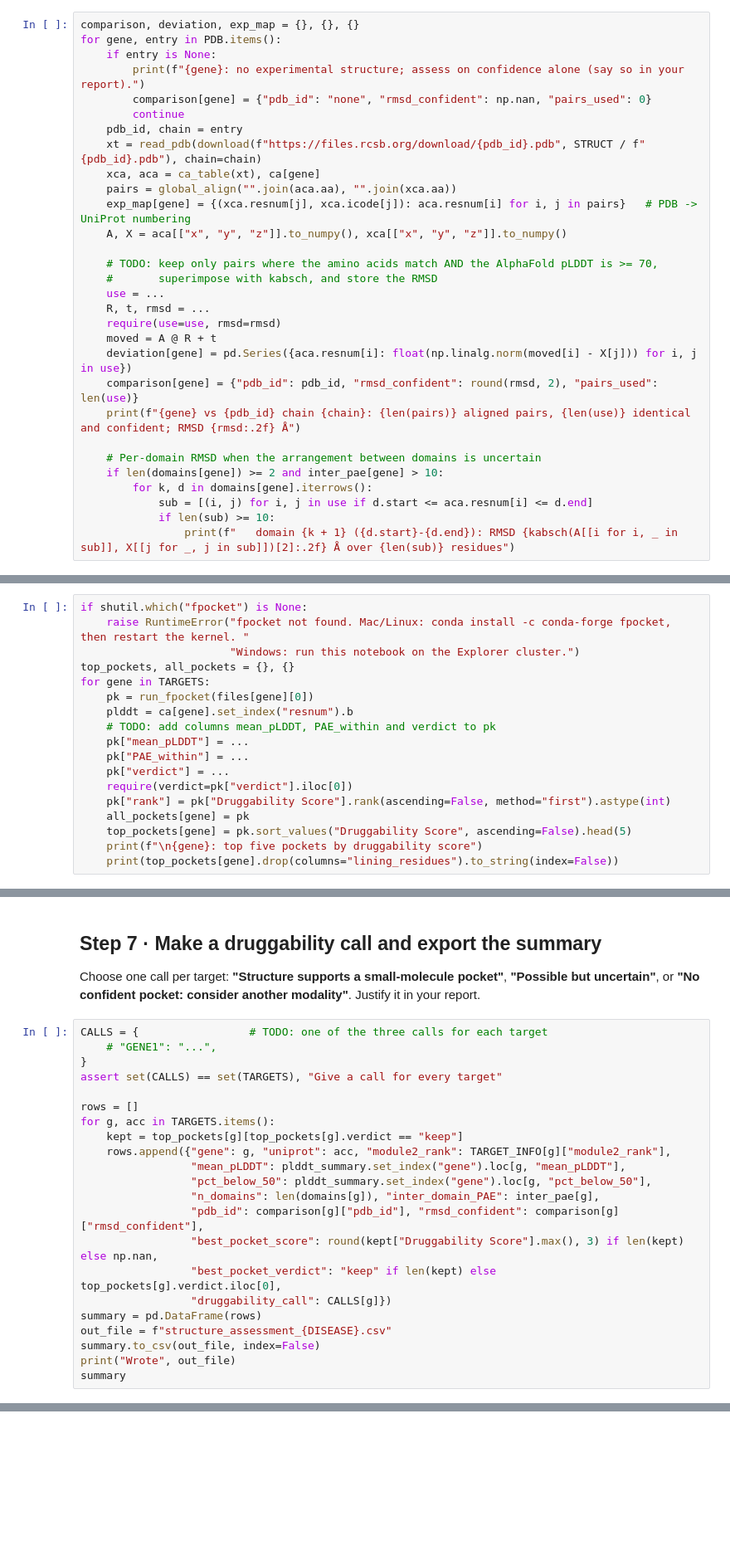
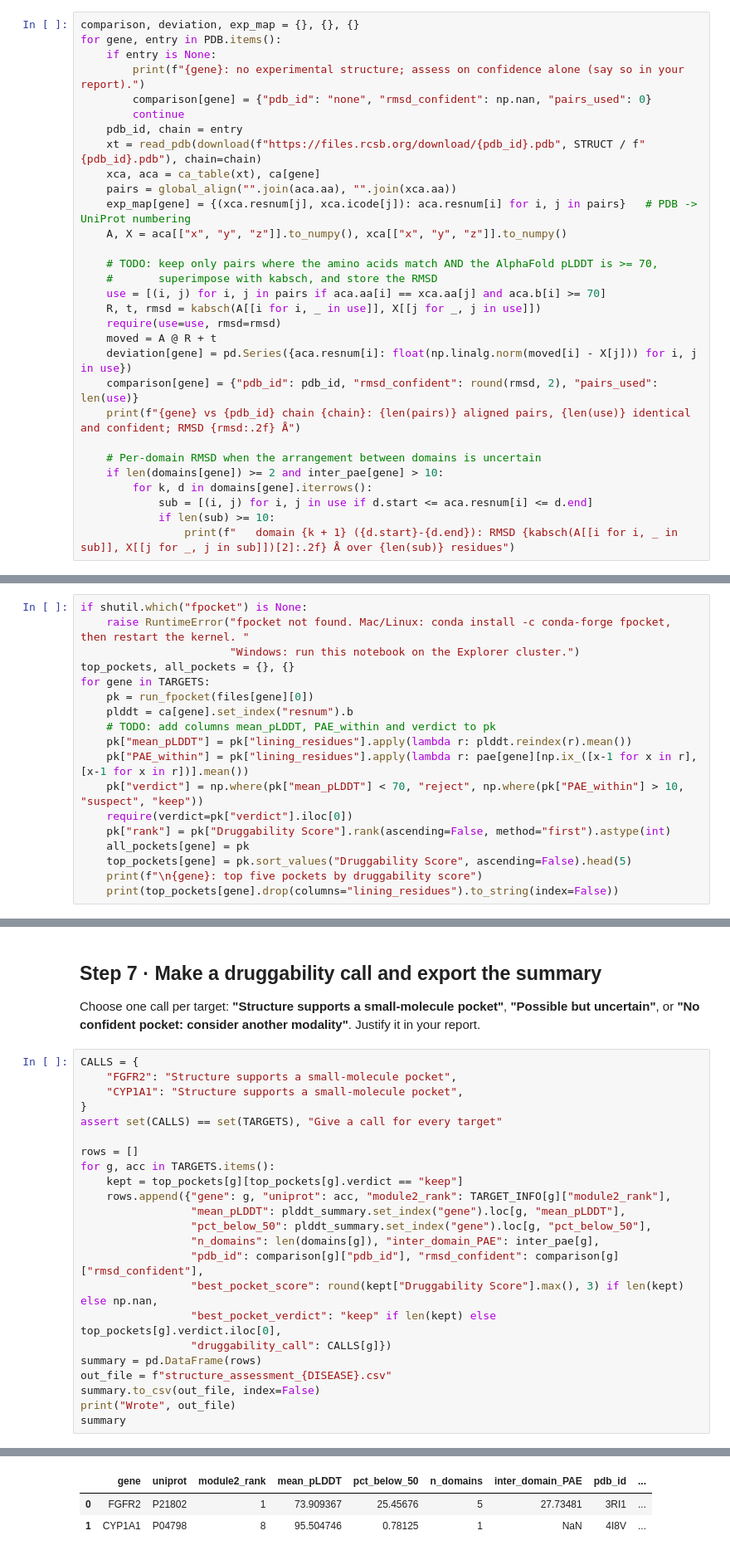
Before and after one commit to bhuvaneshkarthiknilavalagan/biot6900, a Jupyter notebook: BIOT6900_Module4_Assignment.ipynb, the cells around one changed output, grey strips where cells are left out. Shown at 83% size. Saved outputs shown, nothing was run; the diff lists cells and outputs as text; blank space fills up the shorter version.

```diff
--- a/BIOT6900_Module4_Assignment.ipynb
+++ b/BIOT6900_Module4_Assignment.ipynb
@@ -244,8 +274,8 @@ for gene, entry in PDB.items():
 
     # TODO: keep only pairs where the amino acids match AND the AlphaFold pLDDT is >= 70,
     #       superimpose with kabsch, and store the RMSD
-    use = ...
-    R, t, rmsd = ...
+    use = [(i, j) for i, j in pairs if aca.aa[i] == xca.aa[j] and aca.b[i] >= 70]
+    R, t, rmsd = kabsch(A[[i for i, _ in use]], X[[j for _, j in use]])
     require(use=use, rmsd=rmsd)
     moved = A @ R + t
     deviation[gene] = pd.Series({aca.resnum[i]: float(np.linalg.norm(moved[i] - X[j])) for i, j in use})
@@ -278,9 +317,9 @@ for gene in TARGETS:
     pk = run_fpocket(files[gene][0])
     plddt = ca[gene].set_index("resnum").b
     # TODO: add columns mean_pLDDT, PAE_within and verdict to pk
-    pk["mean_pLDDT"] = ...
-    pk["PAE_within"] = ...
-    pk["verdict"] = ...
+    pk["mean_pLDDT"] = pk["lining_residues"].apply(lambda r: plddt.reindex(r).mean())
+    pk["PAE_within"] = pk["lining_residues"].apply(lambda r: pae[gene][np.ix_([x-1 for x in r], [x-1 for x in r])].mean())
+    pk["verdict"] = np.where(pk["mean_pLDDT"] < 70, "reject", np.where(pk["PAE_within"] > 10, "suspect", "keep"))
     require(verdict=pk["verdict"].iloc[0])
     pk["rank"] = pk["Druggability Score"].rank(ascending=False, method="first").astype(int)
     all_pockets[gene] = pk
@@ -349,8 +416,9 @@ for gene, entry in PDB.items():
 
 Choose one call per target: **"Structure supports a small-molecule pocket"**, **"Possible but uncertain"**, or **"No confident pocket: consider another modality"**. Justify it in your report.
 # %%
-CALLS = {                 # TODO: one of the three calls for each target
-    # "GENE1": "...",
+CALLS = {
+    "FGFR2": "Structure supports a small-molecule pocket",
+    "CYP1A1": "Structure supports a small-molecule pocket",
 }
 assert set(CALLS) == set(TARGETS), "Give a call for every target"
 
@@ -370,3 +438,4 @@ out_file = f"structure_assessment_{DISEASE}.csv"
 summary.to_csv(out_file, index=False)
 print("Wrote", out_file)
 summary
+# %% [output]
@@ -372,0 +443,3 @@ summary
+|  | gene | uniprot | module2_rank | mean_pLDDT | pct_below_50 | n_domains | inter_domain_PAE | pdb_id | ... |
+| 0 | FGFR2 | P21802 | 1 | 73.909367 | 25.45676 | 5 | 27.73481 | 3RI1 | ... |
+| 1 | CYP1A1 | P04798 | 8 | 95.504746 | 0.78125 | 1 | NaN | 4I8V | ... |
```
Also changed, not shown: parts of 13 cells of this notebook.
